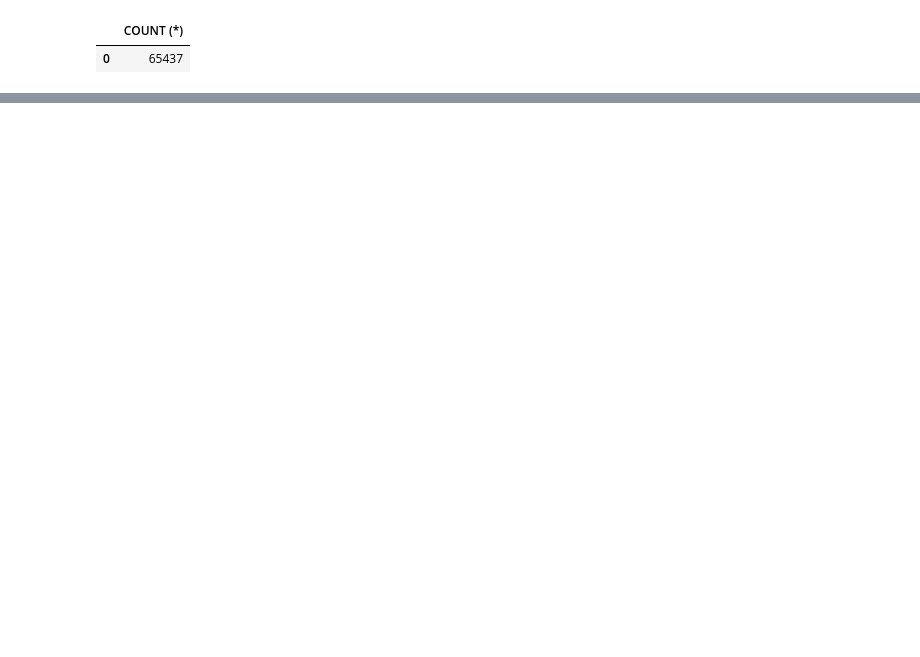
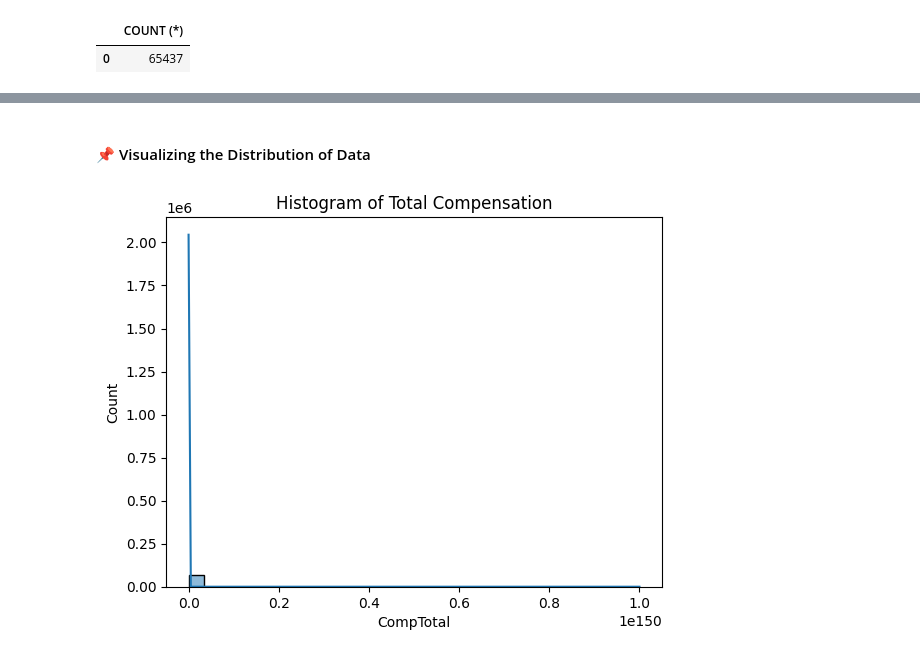
Before and after one commit to dev-evelin/ibm-data-analyst-capstone, a Jupyter notebook: notebooks/04_Data_Visualization.ipynb, the cells around one changed output, grey strips where cells are left out. Saved outputs shown, nothing was run; the diff lists cells and outputs as text; code cells hidden in the pictures; blank space fills up the shorter version.

```diff
--- a/notebooks/04_Data_Visualization.ipynb
+++ b/notebooks/04_Data_Visualization.ipynb
@@ -84,0 +145,13 @@ df.head()
+# %% [markdown]
+ #### 📌 Visualizing the Distribution of Data
+# %%
+df = pd.read_csv("../data/01_data_collection_cleaned_survey.csv")
+import seaborn as sns
+import matplotlib.pyplot as plt
+# %%
+# Histogram of Total Compensation
+sns.histplot(df["CompTotal"], bins = 30, kde = True)
+plt.title("Histogram of Total Compensation")
+plt.show()
+# %% [output]
+[figure, added]
```
Also changed, not shown: parts of 14 cells of this notebook.
